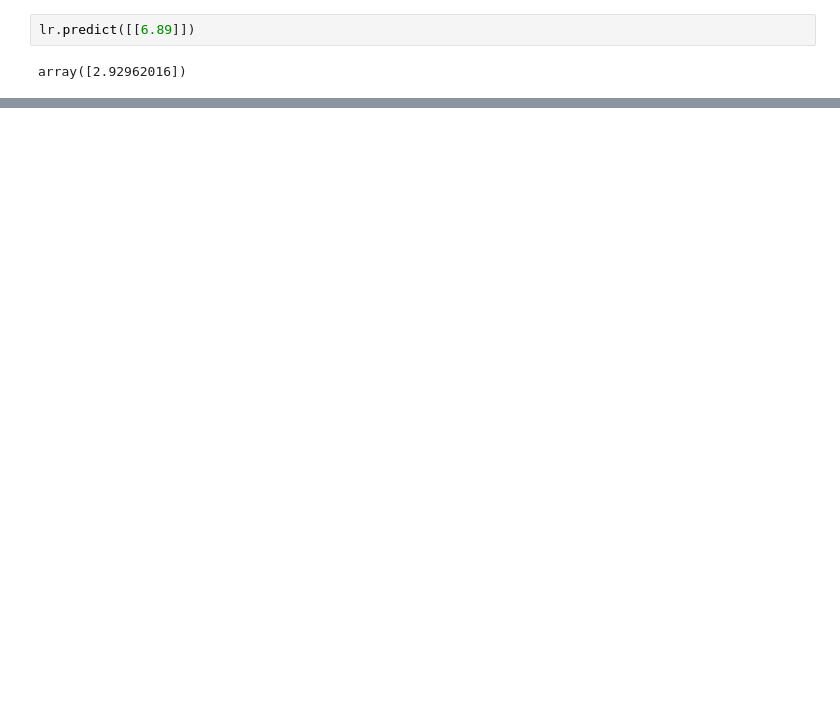
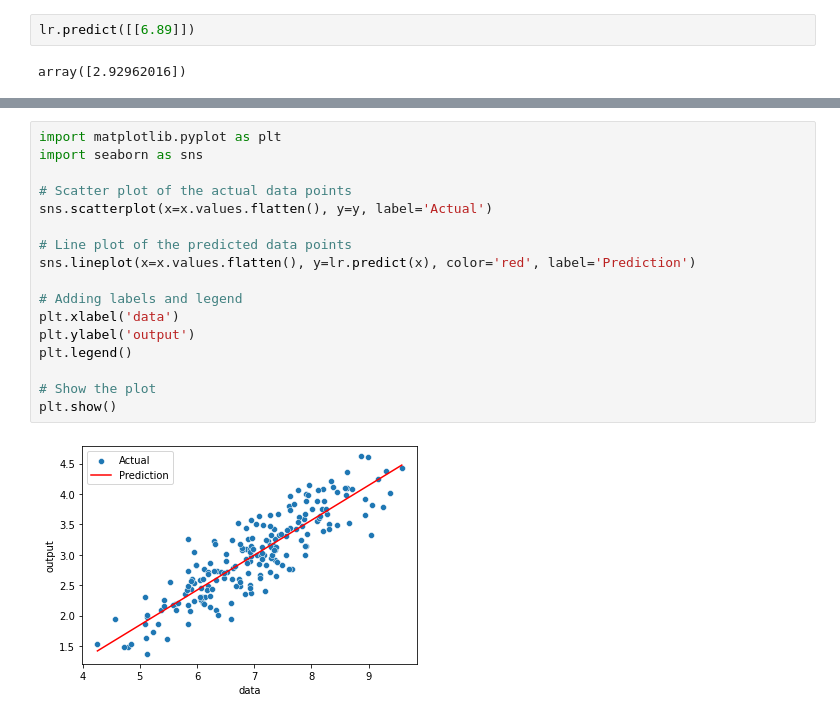
Before and after one commit to saleemullah7654321/DataScience, a Jupyter notebook: 2.MachineLearning.ipynb, the cells around one changed output, grey strips where cells are left out. Drawn from its saved outputs; the diff is of its cells as text; blank space fills up the shorter version.

```diff
--- a/2.MachineLearning.ipynb
+++ b/2.MachineLearning.ipynb
@@ -1429,0 +1444,19 @@ array([2.92962016])
+# %%
+import matplotlib.pyplot as plt
+import seaborn as sns
+
+# Scatter plot of the actual data points
+sns.scatterplot(x=x.values.flatten(), y=y, label='Actual')
+
+# Line plot of the predicted data points
+sns.lineplot(x=x.values.flatten(), y=lr.predict(x), color='red', label='Prediction')
+
+# Adding labels and legend
+plt.xlabel('data')
+plt.ylabel('output')
+plt.legend()
+
+# Show the plot
+plt.show()
+# %% [output]
+[figure, added]
```
Also changed, not shown: parts of 15 cells of this notebook, 1 other file.
